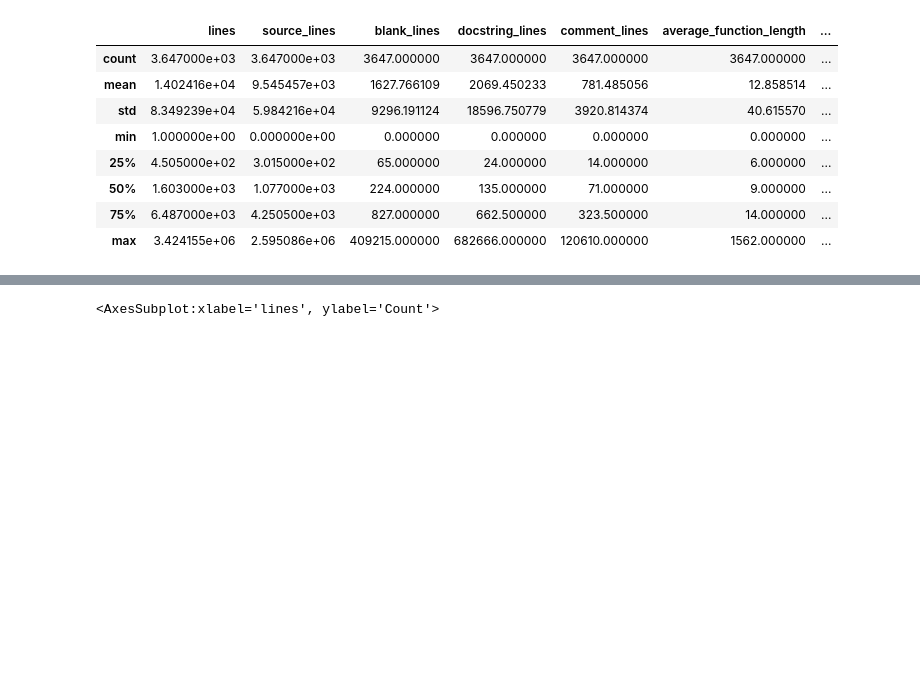
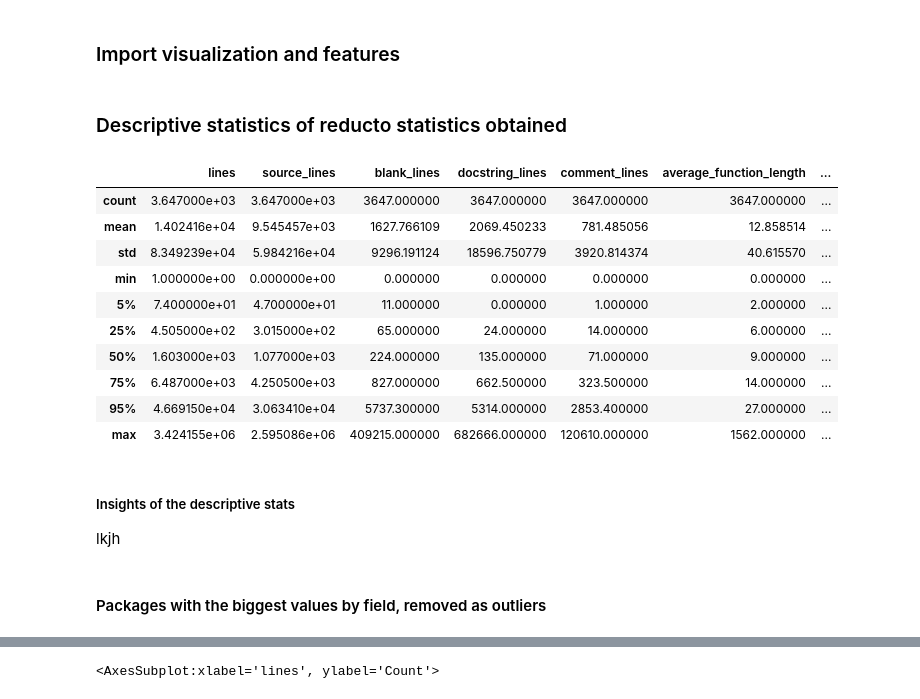
Before and after one commit to plaguss/top_pypi_source_code_stats, a Jupyter notebook: notebooks/reducto.ipynb, the cells around one changed output, grey strips where cells are left out. Cells and saved outputs as stored; diff of their text form; code cells hidden in the pictures; blank space fills up the shorter version.

```diff
--- a/notebooks/reducto.ipynb
+++ b/notebooks/reducto.ipynb
@@ -3,0 +17,2 @@ import src.features.build_features as bf
+# %% [markdown]
+### Import visualization and features
@@ -4,13 +22,23 @@ import src.features.build_features as bf
+# %% [markdown]
+### Descriptive statistics of reducto statistics obtained
 # %%
 reducto_table = bf.get_reducto_reports_table()
-reducto_table.describe()
+reducto_table.describe(percentiles=[0.05, 0.25, 0.5, 0.75, 0.95])
 # %% [output]
 |  | lines | source_lines | blank_lines | docstring_lines | comment_lines | average_function_length | ... |
 | count | 3.647000e+03 | 3.647000e+03 | 3647.000000 | 3647.000000 | 3647.000000 | 3647.000000 | ... |
 | mean | 1.402416e+04 | 9.545457e+03 | 1627.766109 | 2069.450233 | 781.485056 | 12.858514 | ... |
 | std | 8.349239e+04 | 5.984216e+04 | 9296.191124 | 18596.750779 | 3920.814374 | 40.615570 | ... |
 | min | 1.000000e+00 | 0.000000e+00 | 0.000000 | 0.000000 | 0.000000 | 0.000000 | ... |
+| 5% | 7.400000e+01 | 4.700000e+01 | 11.000000 | 0.000000 | 1.000000 | 2.000000 | ... |
 | 25% | 4.505000e+02 | 3.015000e+02 | 65.000000 | 24.000000 | 14.000000 | 6.000000 | ... |
 | 50% | 1.603000e+03 | 1.077000e+03 | 224.000000 | 135.000000 | 71.000000 | 9.000000 | ... |
 | 75% | 6.487000e+03 | 4.250500e+03 | 827.000000 | 662.500000 | 323.500000 | 14.000000 | ... |
+| 95% | 4.669150e+04 | 3.063410e+04 | 5737.300000 | 5314.000000 | 2853.400000 | 27.000000 | ... |
 | max | 3.424155e+06 | 2.595086e+06 | 409215.000000 | 682666.000000 | 120610.000000 | 1562.000000 | ... |
+# %% [markdown]
+##### Insights of the descriptive stats
+
+lkjh
+# %% [markdown]
+#### Packages with the biggest values by field, removed as outliers
```
Also changed, not shown: parts of 10 cells of this notebook.
